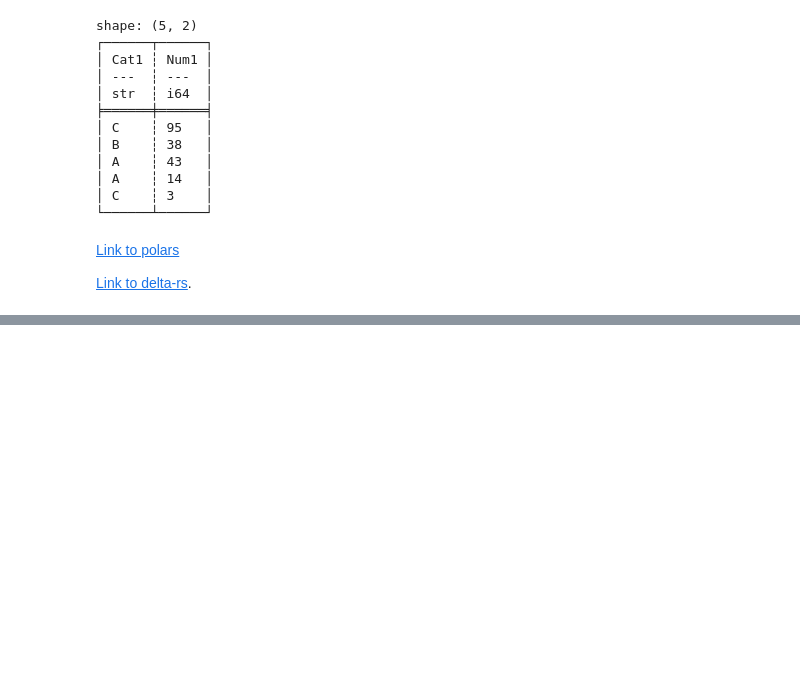
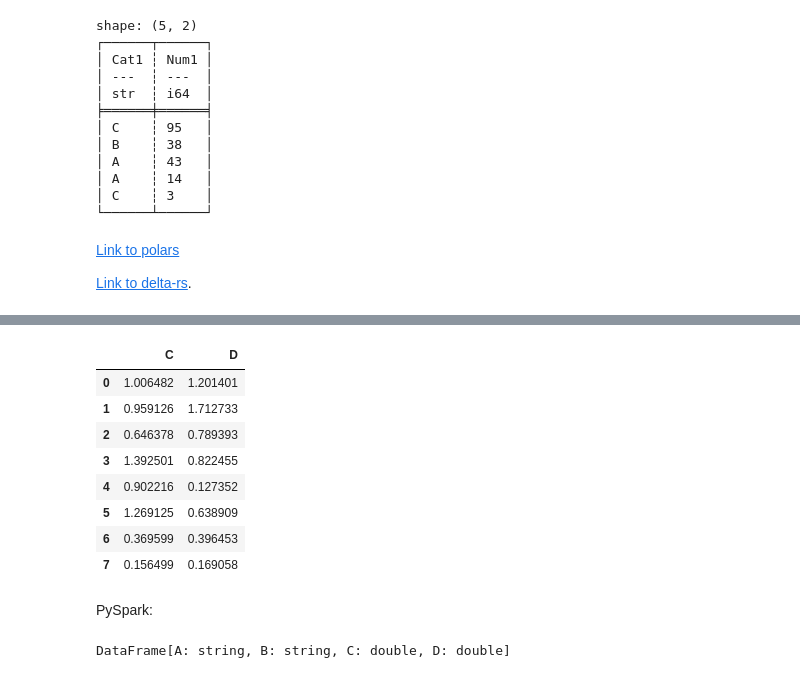
Before and after one commit to khuyentran1401/Efficient_Python_tricks_and_tools_for_data_scientists, a Jupyter notebook: docs/_sources/Chapter5/better_pandas.ipynb, the cells around one changed output, grey strips where cells are left out. Saved outputs shown, nothing was run; the diff lists cells and outputs as text; code cells hidden in the pictures; blank space fills up the shorter version.

```diff
--- a/docs/_sources/Chapter5/better_pandas.ipynb
+++ b/docs/_sources/Chapter5/better_pandas.ipynb
@@ -1003,0 +1057,14 @@ shape: (5, 2)
+# %%
+psdf[["C", "D"]].abs()
+# %% [output]
+|  | C | D |
+| 0 | 1.006482 | 1.201401 |
+| 1 | 0.959126 | 1.712733 |
+| 2 | 0.646378 | 0.789393 |
+| 3 | 1.392501 | 0.822455 |
+| 4 | 0.902216 | 0.127352 |
+| 5 | 1.269125 | 0.638909 |
+| 6 | 0.369599 | 0.396453 |
+| 7 | 0.156499 | 0.169058 |
+# %% [markdown]
+PySpark:
@@ -1003,0 +1088,4 @@ shape: (5, 2)
+# %%
+spark_data.sort(col('B'))
+# %% [output]
+DataFrame[A: string, B: string, C: double, D: double]
```
Also changed, not shown: parts of 16 cells of this notebook, 2 other files.
